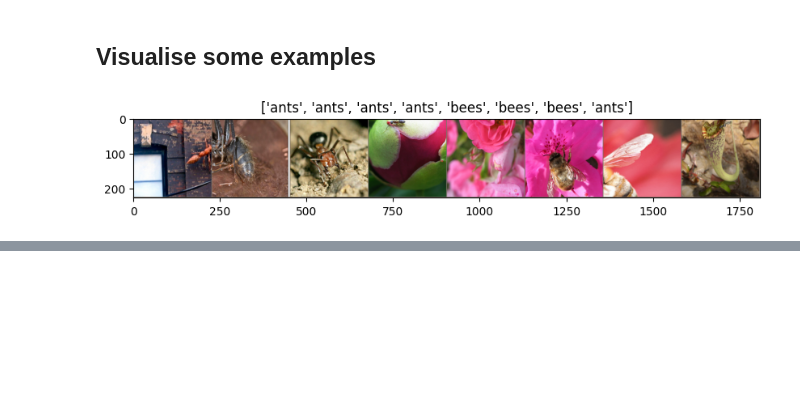
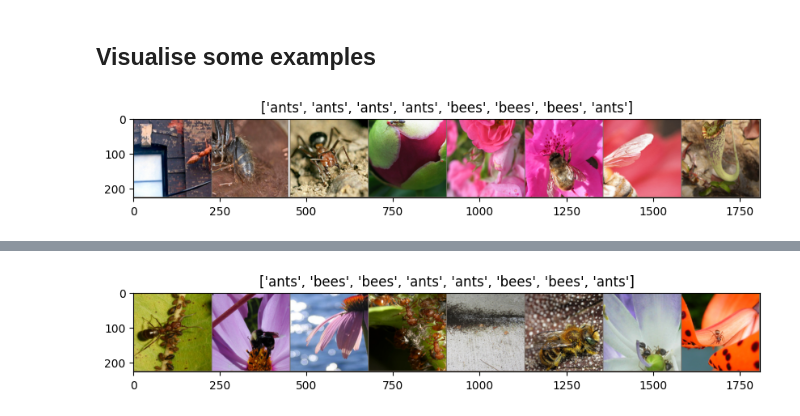
Before and after one commit to AndonisPavlidis/pytorch-ultimate, a Jupyter notebook: notebooks/03_alexnet_pretrained.ipynb, the cells around one changed output, grey strips where cells are left out. Cells and saved outputs as stored; diff of their text form; code cells hidden in the pictures; blank space fills up the shorter version.

```diff
--- a/notebooks/03_alexnet_pretrained.ipynb
+++ b/notebooks/03_alexnet_pretrained.ipynb
@@ -82,0 +198,20 @@ image_show(make_grid(X, nrow=8), y)
+# %%
+# Ensure the model is on the correct device
+alexnet_pretrained.to(DEVICE)
+
+# Get a batch of validation data
+inputs, labels = next(iter(val_dataloader))
+inputs, labels = inputs.to(DEVICE), labels.to(DEVICE)
+
+# Perform inference
+outputs = alexnet_pretrained(inputs)
+_, predicted_classes = torch.max(outputs, 1)
+
+# Move predictions and inputs to CPU for visualization
+predicted_classes = predicted_classes.cpu().numpy()
+inputs_cpu = inputs.cpu()
+
+# Display the images with their predicted classes
+image_show(make_grid(inputs_cpu, nrow=8), predicted_classes)
+# %% [output]
+[figure, added]
```
Also changed, not shown: parts of 8 cells of this notebook.
